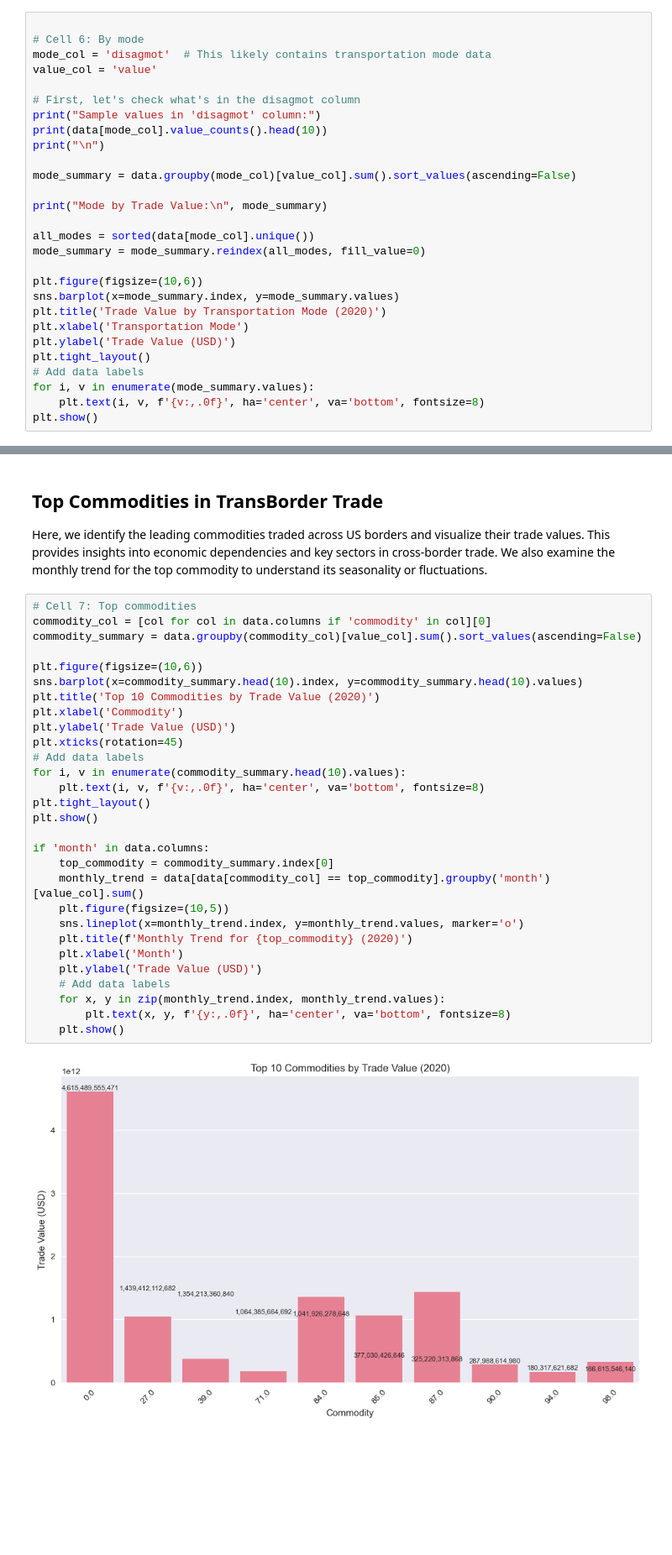
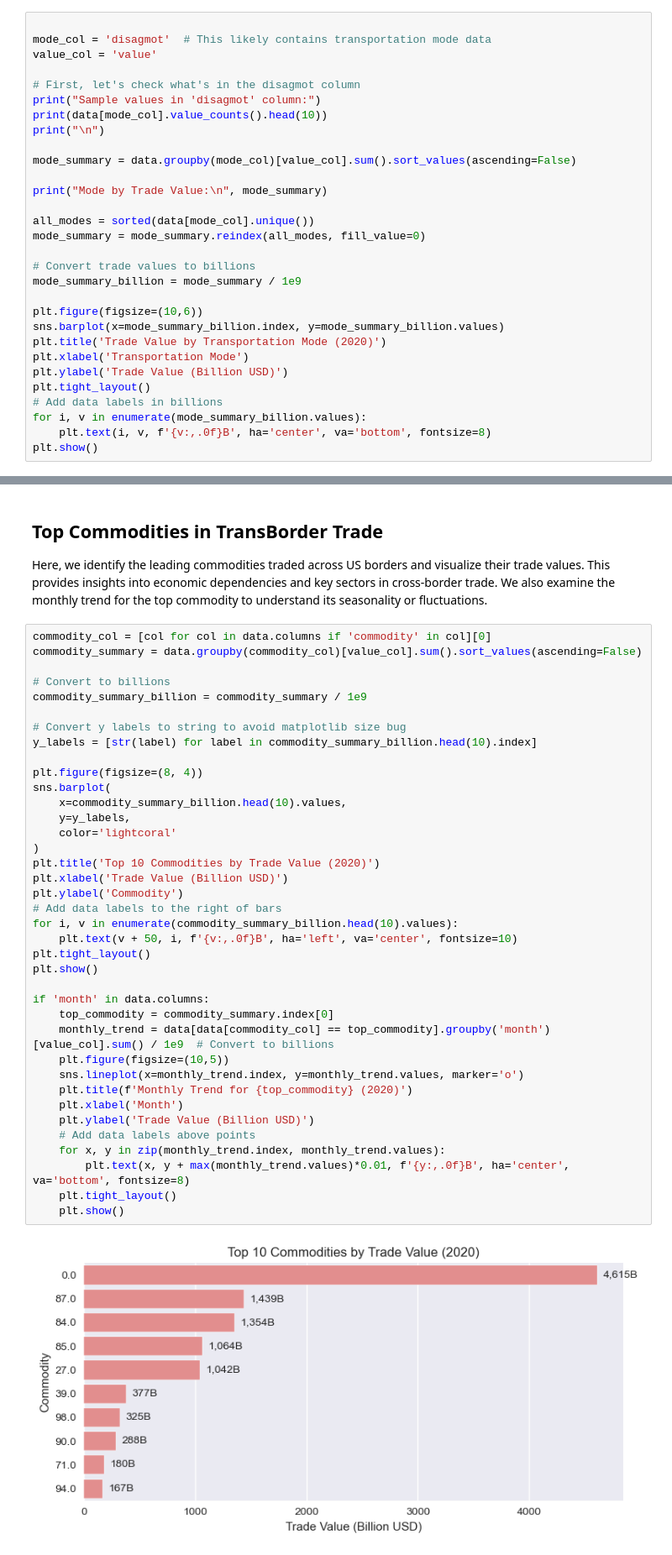
Before and after one commit to Debv122/transborder-freight-analysis, a Jupyter notebook: Analysis of questions/Tradeflow.ipynb, the cells around one changed output, grey strips where cells are left out. Shown at 84% size. Saved outputs shown, nothing was run; the diff lists cells and outputs as text; blank space fills up the shorter version.

```diff
--- a/Analysis of questions/Tradeflow.ipynb
+++ b/Analysis of questions/Tradeflow.ipynb
@@ -281,7 +294,6 @@ We examine the distribution of trade value across different modes of transportat
 This analysis highlights the dominant modes and potential opportunities for modal shift or efficiency improvements.
 # %%
 
-# Cell 6: By mode
 mode_col = 'disagmot'  # This likely contains transportation mode data
 value_col = 'value'
 
@@ -297,15 +309,18 @@ print("Mode by Trade Value:\n", mode_summary)
 all_modes = sorted(data[mode_col].unique())
 mode_summary = mode_summary.reindex(all_modes, fill_value=0)
 
+# Convert trade values to billions
+mode_summary_billion = mode_summary / 1e9
+
 plt.figure(figsize=(10,6))
-sns.barplot(x=mode_summary.index, y=mode_summary.values)
+sns.barplot(x=mode_summary_billion.index, y=mode_summary_billion.values)
 plt.title('Trade Value by Transportation Mode (2020)')
 plt.xlabel('Transportation Mode')
-plt.ylabel('Trade Value (USD)')
+plt.ylabel('Trade Value (Billion USD)')
 plt.tight_layout()
-# Add data labels
-for i, v in enumerate(mode_summary.values):
-    plt.text(i, v, f'{v:,.0f}', ha='center', va='bottom', fontsize=8)
+# Add data labels in billions
+for i, v in enumerate(mode_summary_billion.values):
+    plt.text(i, v, f'{v:,.0f}B', ha='center', va='bottom', fontsize=8)
 plt.show()
 # %% [output]
 Sample values in 'disagmot' column:
@@ -333,33 +348,42 @@ Here, we identify the leading commodities traded across US borders and visualize
 This provides insights into economic dependencies and key sectors in cross-border trade.
 We also examine the monthly trend for the top commodity to understand its seasonality or fluctuations.
 # %%
-# Cell 7: Top commodities
 commodity_col = [col for col in data.columns if 'commodity' in col][0]
 commodity_summary = data.groupby(commodity_col)[value_col].sum().sort_values(ascending=False)
 
-plt.figure(figsize=(10,6))
-sns.barplot(x=commodity_summary.head(10).index, y=commodity_summary.head(10).values)
+# Convert to billions
+commodity_summary_billion = commodity_summary / 1e9
+
+# Convert y labels to string to avoid matplotlib size bug
+y_labels = [str(label) for label in commodity_summary_billion.head(10).index]
+
+plt.figure(figsize=(8, 4))
+sns.barplot(
+    x=commodity_summary_billion.head(10).values,
+    y=y_labels,
+    color='lightcoral'
+)
 plt.title('Top 10 Commodities by Trade Value (2020)')
-plt.xlabel('Commodity')
-plt.ylabel('Trade Value (USD)')
-plt.xticks(rotation=45)
-# Add data labels
-for i, v in enumerate(commodity_summary.head(10).values):
-    plt.text(i, v, f'{v:,.0f}', ha='center', va='bottom', fontsize=8)
+plt.xlabel('Trade Value (Billion USD)')
+plt.ylabel('Commodity')
+# Add data labels to the right of bars
+for i, v in enumerate(commodity_summary_billion.head(10).values):
+    plt.text(v + 50, i, f'{v:,.0f}B', ha='left', va='center', fontsize=10)
 plt.tight_layout()
 plt.show()
 
 if 'month' in data.columns:
     top_commodity = commodity_summary.index[0]
-    monthly_trend = data[data[commodity_col] == top_commodity].groupby('month')[value_col].sum()
+    monthly_trend = data[data[commodity_col] == top_commodity].groupby('month')[value_col].sum() / 1e9  # Convert to billions
     plt.figure(figsize=(10,5))
     sns.lineplot(x=monthly_trend.index, y=monthly_trend.values, marker='o')
     plt.title(f'Monthly Trend for {top_commodity} (2020)')
     plt.xlabel('Month')
-    plt.ylabel('Trade Value (USD)')
-    # Add data labels
+    plt.ylabel('Trade Value (Billion USD)')
+    # Add data labels above points
     for x, y in zip(monthly_trend.index, monthly_trend.values):
-        plt.text(x, y, f'{y:,.0f}', ha='center', va='bottom', fontsize=8)
+        plt.text(x, y + max(monthly_trend.values)*0.01, f'{y:,.0f}B', ha='center', va='bottom', fontsize=8)
+    plt.tight_layout()
     plt.show()
 # %% [output]
-[figure, old version]
+[figure, new version]
```
Also changed, not shown: parts of 5 cells of this notebook, 1 other file.
